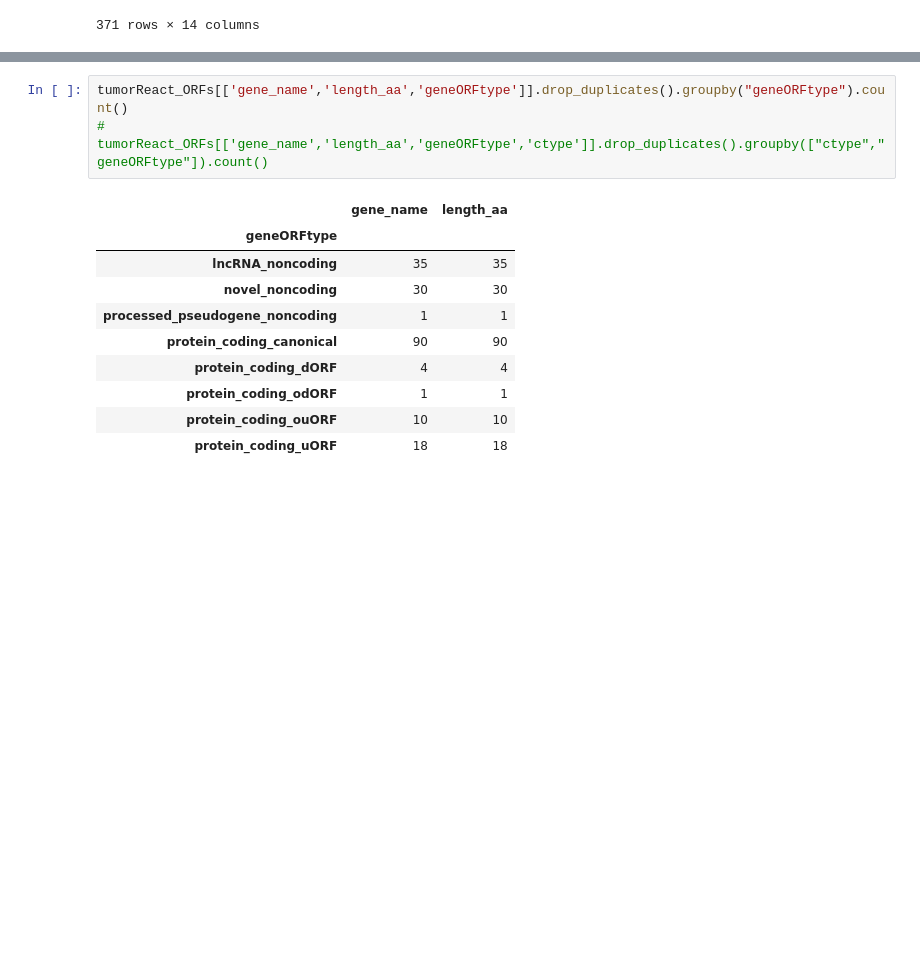
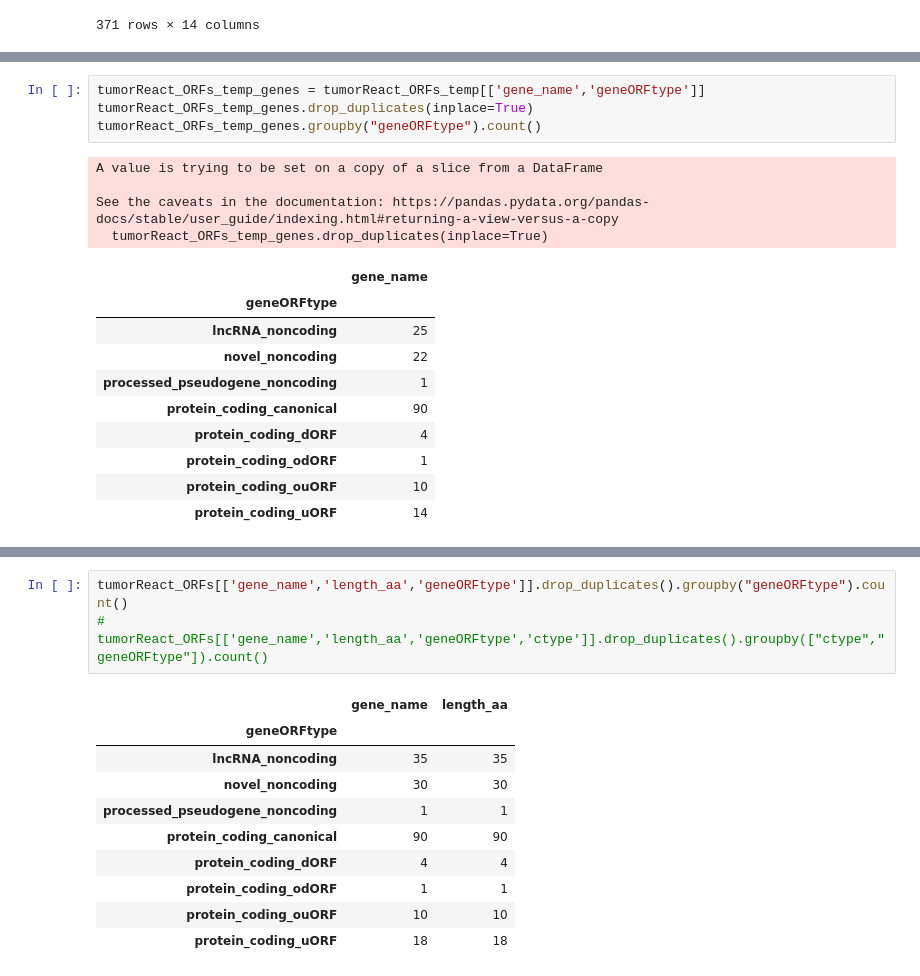
Before and after one commit to MartaEspinosa/TestisRestricted_MP, a Jupyter notebook: TSTR_Pipeline/4_reconstructedTestis_log2ratio_altORFs.ipynb, the cells around one changed output, grey strips where cells are left out. Saved outputs shown, nothing was run; the diff lists cells and outputs as text; blank space fills up the shorter version.

```diff
--- a/TSTR_Pipeline/4_reconstructedTestis_log2ratio_altORFs.ipynb
+++ b/TSTR_Pipeline/4_reconstructedTestis_log2ratio_altORFs.ipynb
@@ -758,0 +779,19 @@ tumorReact_ORFs
+# %%
+tumorReact_ORFs_temp_genes = tumorReact_ORFs_temp[['gene_name','geneORFtype']]
+tumorReact_ORFs_temp_genes.drop_duplicates(inplace=True)
+tumorReact_ORFs_temp_genes.groupby("geneORFtype").count()
+# %% [output]
+A value is trying to be set on a copy of a slice from a DataFrame
+
+See the caveats in the documentation: https://pandas.pydata.org/pandas-docs/stable/user_guide/indexing.html#returning-a-view-versus-a-copy
+  tumorReact_ORFs_temp_genes.drop_duplicates(inplace=True)
+|  | gene_name |
+| geneORFtype |  |
+| lncRNA_noncoding | 25 |
+| novel_noncoding | 22 |
+| processed_pseudogene_noncoding | 1 |
+| protein_coding_canonical | 90 |
+| protein_coding_dORF | 4 |
+| protein_coding_odORF | 1 |
+| protein_coding_ouORF | 10 |
+| protein_coding_uORF | 14 |
```
Also changed, not shown: parts of 2 cells of this notebook, 5 other files.
